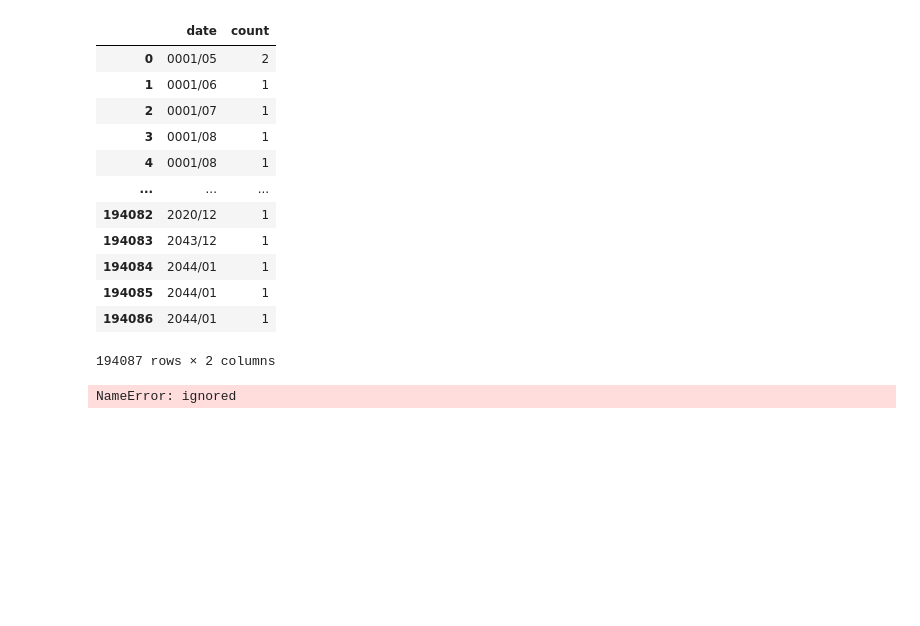
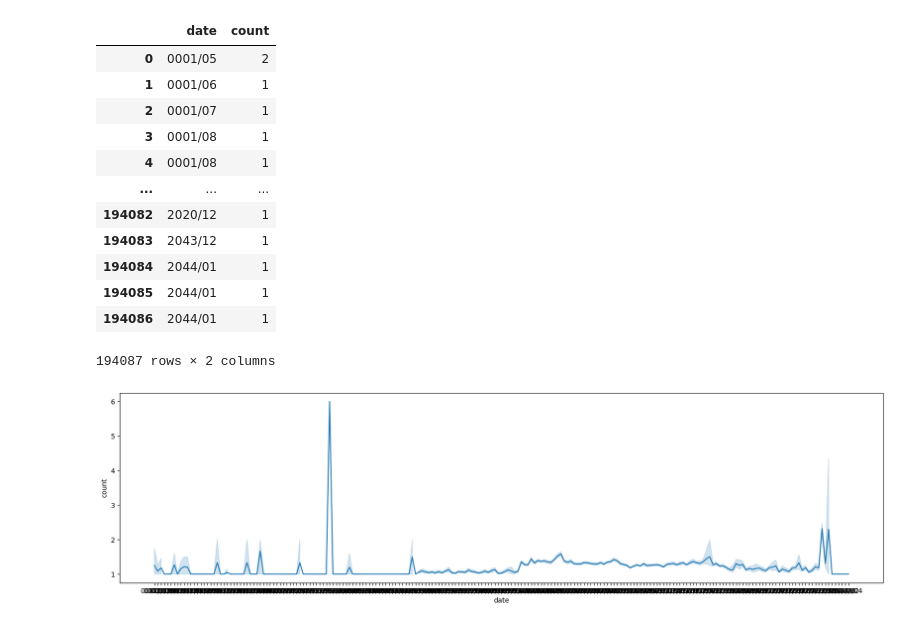
Before and after one commit to Ashlay01/Ash21212022, a Jupyter notebook: Copy_of_download_enron_data.ipynb, the cells around one changed output. Saved outputs shown, nothing was run; the diff lists cells and outputs as text; code cells hidden in the pictures; blank space fills up the shorter version.

```diff
--- a/Copy_of_download_enron_data.ipynb
+++ b/Copy_of_download_enron_data.ipynb
@@ -424,5 +436,8 @@ import seaborn as sns
 # %%
-fig = plt.subplot(figsize(20,5))
-sns.lineplot(x = 'date', y = 'count', data = messageperday_df)
+#Plot graph per day
+
+plt.figure(figsize=(20, 5))
+sns.lineplot(x='date', y='count', data=messageperday_df)
+plt.show()
 # %% [output]
-NameError: ignored
+[figure, added]
```
Also changed, not shown: parts of 16 cells of this notebook.
